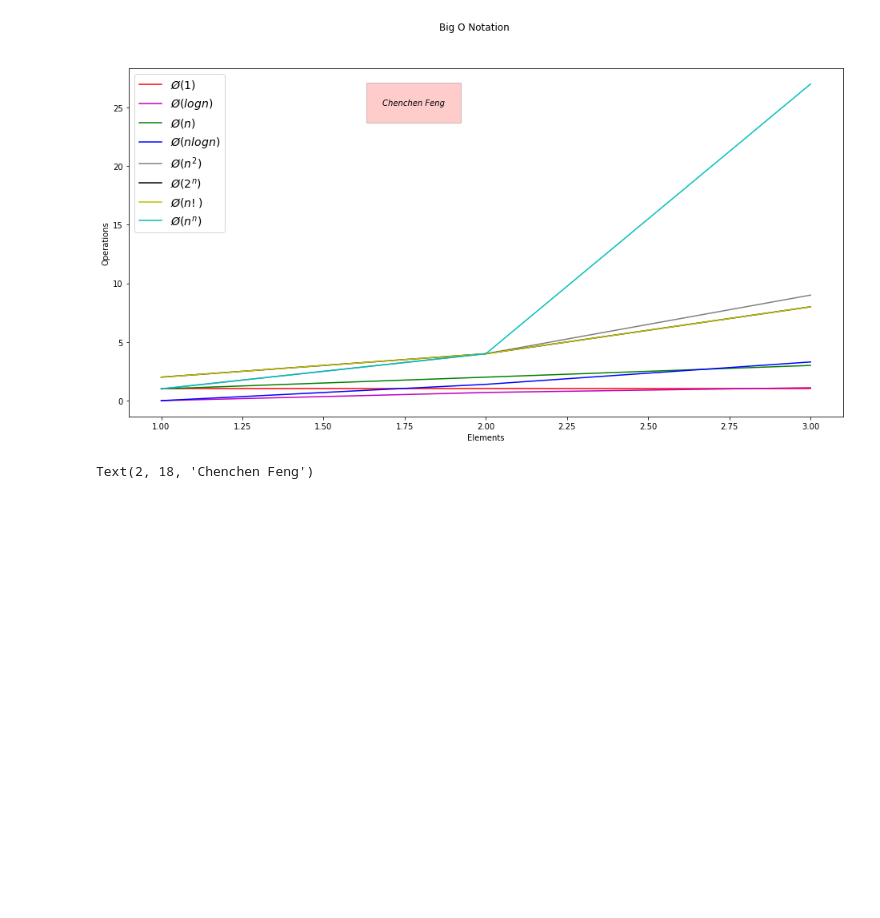
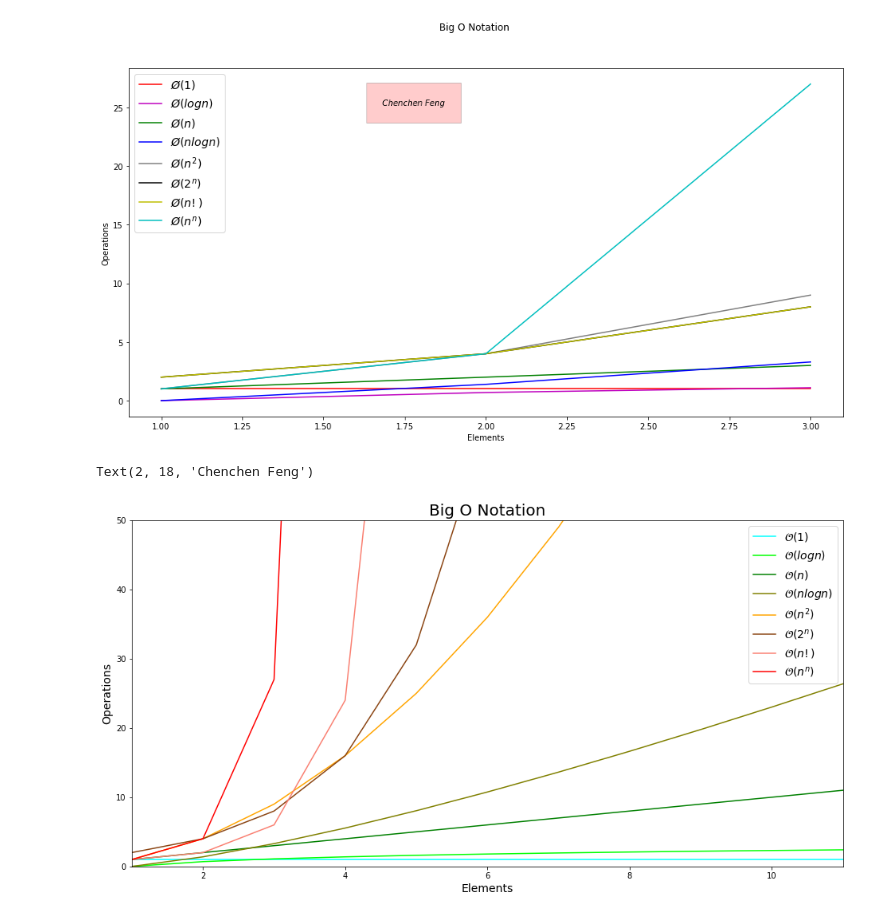
Before and after one commit to Chenchen070/numpy-pandas-visualization-exercises, a Jupyter notebook: big_o_notation.ipynb, the cells around one changed output. Saved outputs shown, nothing was run; the diff lists cells and outputs as text; code cells hidden in the pictures; blank space fills up the shorter version.

```diff
--- a/big_o_notation.ipynb
+++ b/big_o_notation.ipynb
@@ -59,0 +98,45 @@ Text(2, 18, 'Chenchen Feng')
+# %%
+plt.figure(figsize = (16, 8))
+
+plt.title('Big O Notation', fontsize = 20)
+
+plt.xlabel('Elements', fontsize=14)
+plt.ylabel('Operations', fontsize=14)
+
+# O(1)
+plt.plot(x, y1, label='$\mathcal{O}(1)$', color='cyan')
+
+# lightcoral, orange, mediumseagreen, cadetblue, dodgerblue, slateblue, violet, crimson
+
+# O(log n)
+plt.plot(x, y2, label='$\mathcal{O}(logn)$', color='lime')
+
+# O(n)
+plt.plot(x, y3, label='$\mathcal{O}(n)$', color='green')
+
+# O(n log n)
+plt.plot(x, y4, label='$\mathcal{O}(nlogn)$', color='olive')
+
+# O(n^{2})
+plt.plot(x, y5, label='$\mathcal{O}(n^{2})$', color='orange')
+
+# O(2^{n})
+plt.plot(x, y6, label='$\mathcal{O}(2^{n})$', color='saddlebrown')
+
+# O(n!)
+plt.plot(x, y7, label='$\mathcal{O}(n!)$', color='salmon')
+
+# O(n^{n})
+plt.plot(x, y8, label='$\mathcal{O}(n^{n})$', color='red')
+
+
+# Set limits for axis
+plt.xlim(1, 11)
+plt.ylim(0, 50)
+
+# show legend()
+plt.legend(loc='upper right', fontsize=14)
+
+plt.show()
+# %% [output]
+[figure, added]
```
Also changed, not shown: parts of 8 cells of this notebook.
